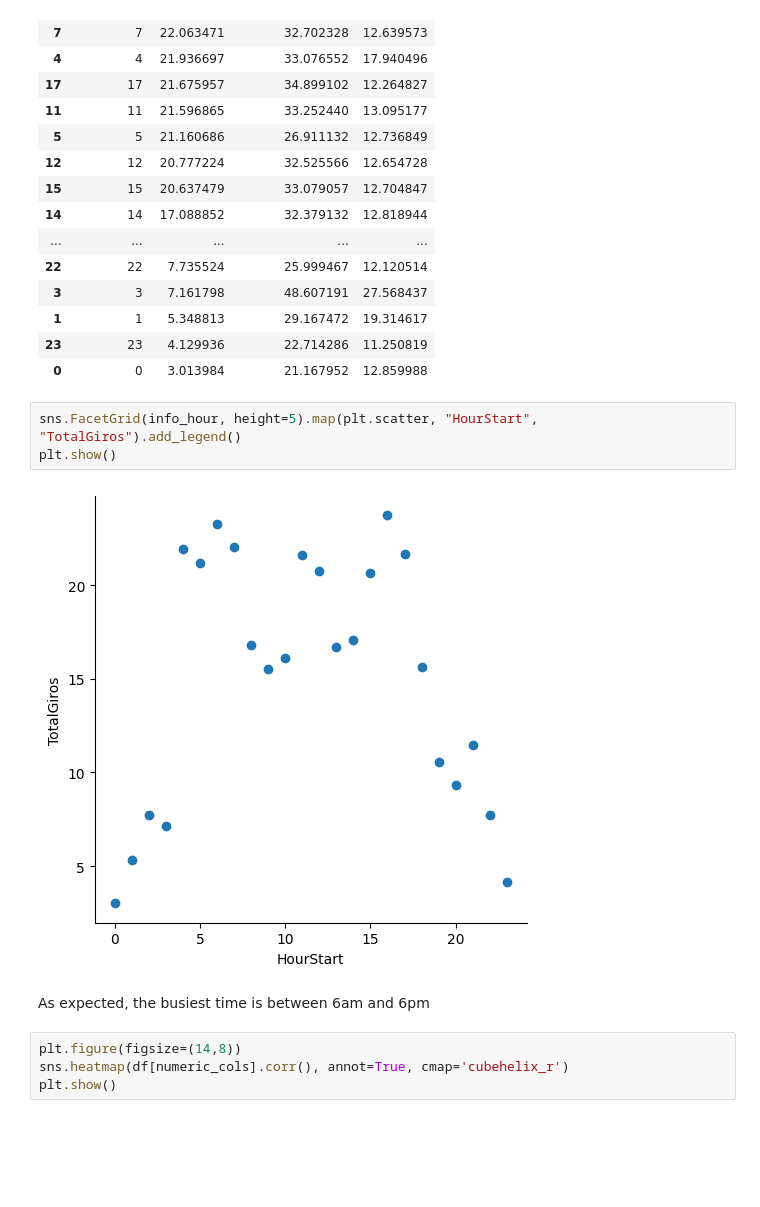
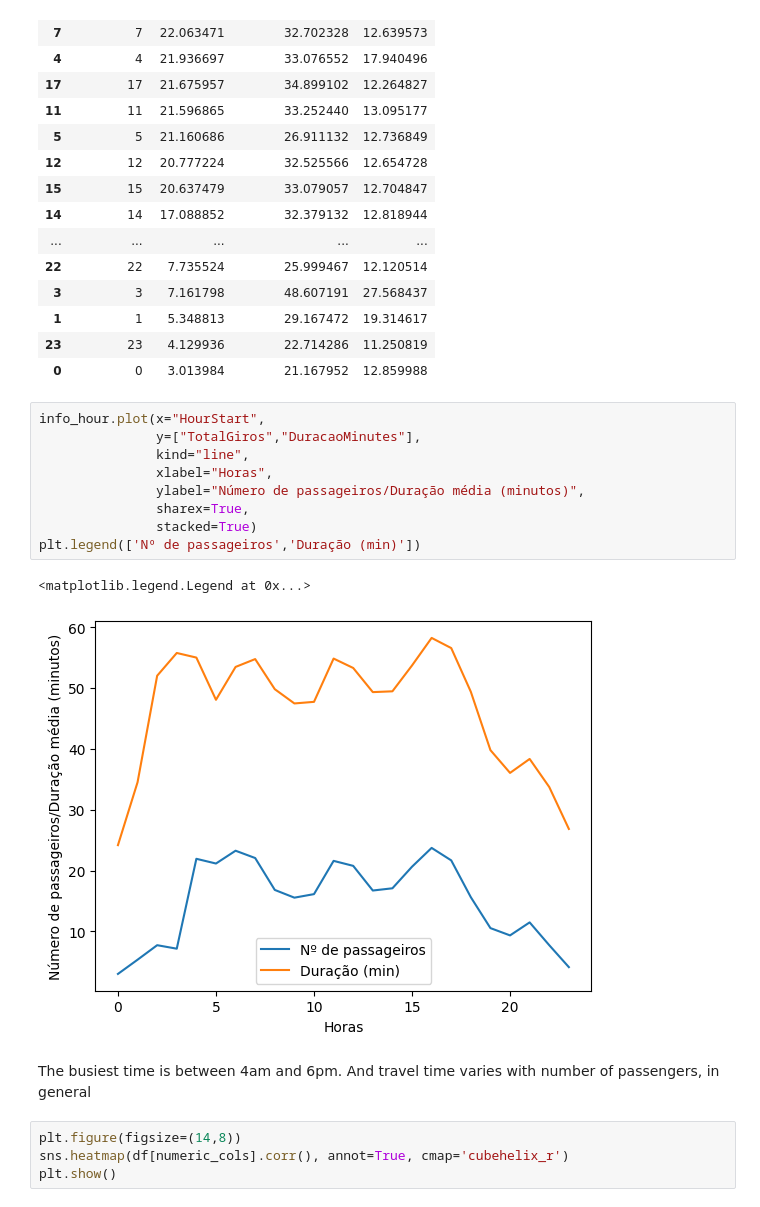
Before and after one commit to afego/ppgc-uff-machine-learning, a Jupyter notebook: florianopolis-bus/floripa-bus.ipynb, the cells around one changed output. Saved outputs shown, nothing was run; the diff lists cells and outputs as text; blank space fills up the shorter version.

```diff
--- a/florianopolis-bus/floripa-bus.ipynb
+++ b/florianopolis-bus/floripa-bus.ipynb
@@ -362,13 +362,20 @@ info_hour.sort_values(by=['TotalGiros'], ascending=False)
 | 1 | 1 | 5.348813 | 29.167472 | 19.314617 |
 | 23 | 23 | 4.129936 | 22.714286 | 11.250819 |
 | 0 | 0 | 3.013984 | 21.167952 | 12.859988 |
-# %%
-sns.FacetGrid(info_hour, height=5).map(plt.scatter, "HourStart", "TotalGiros").add_legend()
-plt.show()
-# %% [output]
-[figure, removed]
-# %% [markdown]
-As expected, the busiest time is between 6am and 6pm
+# %%
+info_hour.plot(x="HourStart",
+               y=["TotalGiros","DuracaoMinutes"],
+               kind="line",
+               xlabel="Horas",
+               ylabel="Número de passageiros/Duração média (minutos)",
+               sharex=True,
+               stacked=True)
+plt.legend(['Nº de passageiros','Duração (min)'])
+# %% [output]
+<matplotlib.legend.Legend at 0x...>
+[figure, added]
+# %% [markdown]
+The busiest time is between 4am and 6pm. And travel time varies with number of passengers, in general
 # %%
 plt.figure(figsize=(14,8))
 sns.heatmap(df[numeric_cols].corr(), annot=True, cmap='cubehelix_r')
```
Also changed, not shown: parts of 9 cells of this notebook.
